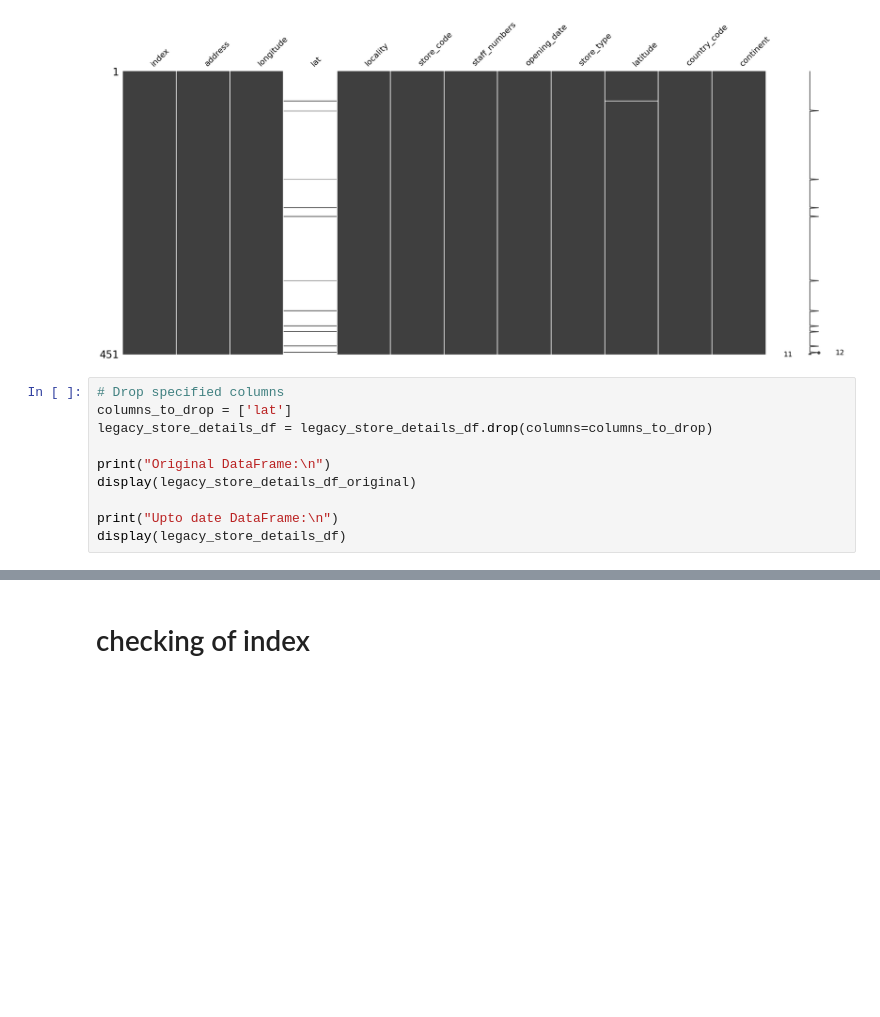
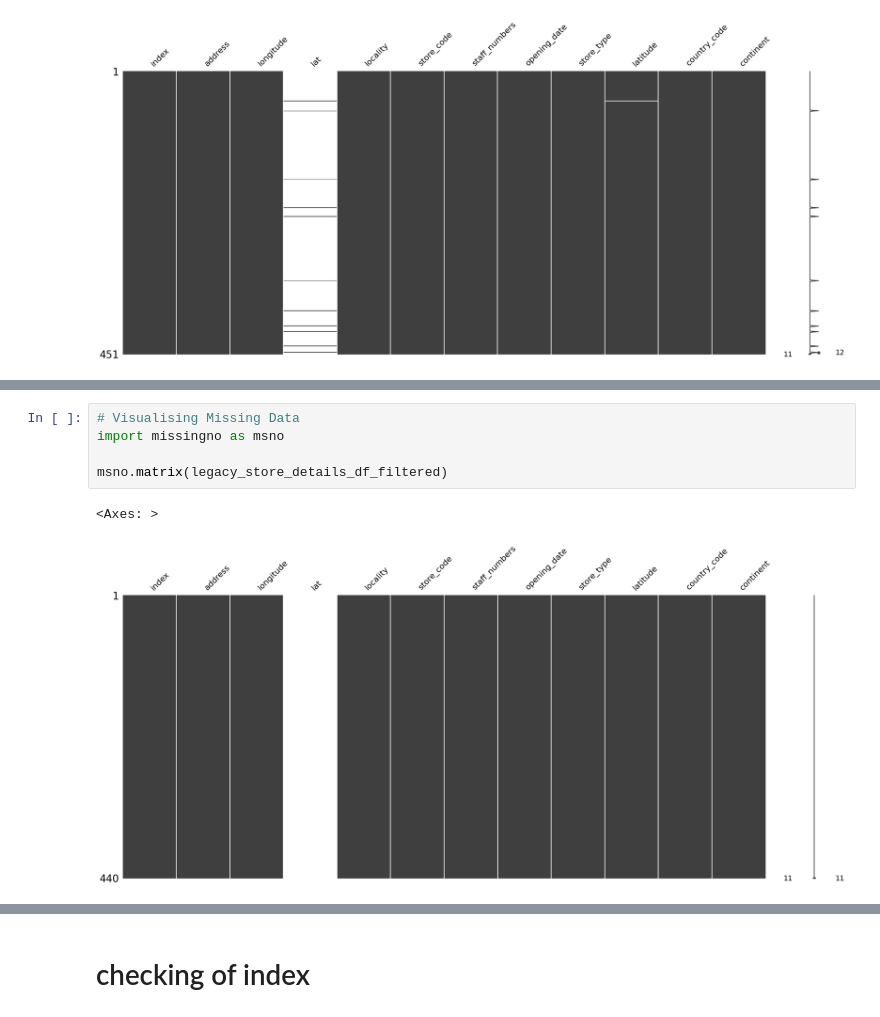
Before and after one commit to chemi5t/multinational-retail-data-centralisation, a Jupyter notebook: legacy_store_details_data.ipynb, the cells around one changed output, grey strips where cells are left out. Cells and saved outputs as stored; diff of their text form; blank space fills up the shorter version.

```diff
--- a/legacy_store_details_data.ipynb
+++ b/legacy_store_details_data.ipynb
@@ -134,13 +147,3 @@ msno.matrix(legacy_store_details_df)
 # %% [output]
 <Axes: >
 [figure]
-# %%
-# Drop specified columns
-columns_to_drop = ['lat']
-legacy_store_details_df = legacy_store_details_df.drop(columns=columns_to_drop)
-
-print("Original DataFrame:\n")
-display(legacy_store_details_df_original)
-
-print("Upto date DataFrame:\n")
-display(legacy_store_details_df)
@@ -175,0 +222,8 @@ Upto date DataFrame:
+# %%
+# Visualising Missing Data
+import missingno as msno
+
+msno.matrix(legacy_store_details_df_filtered)
+# %% [output]
+<Axes: >
+[figure, added]
```
Also changed, not shown: parts of 36 cells of this notebook, 8 other files.
